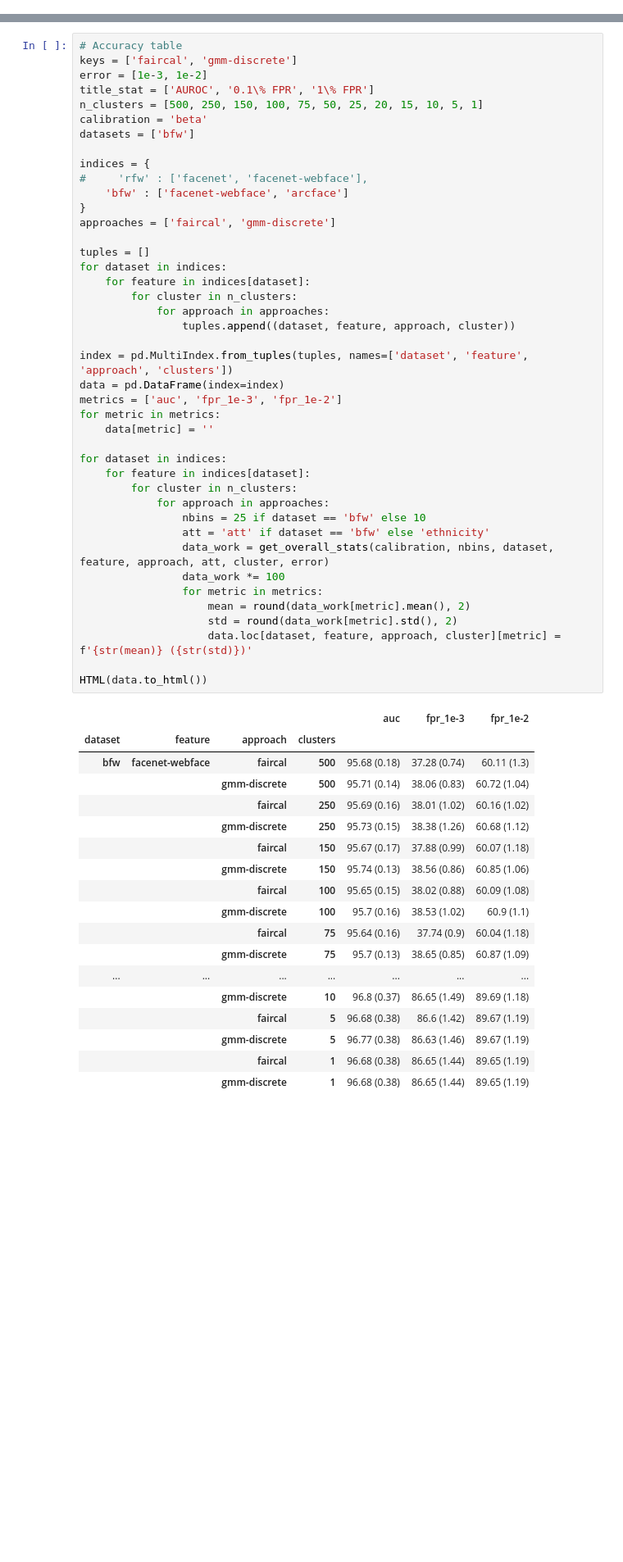
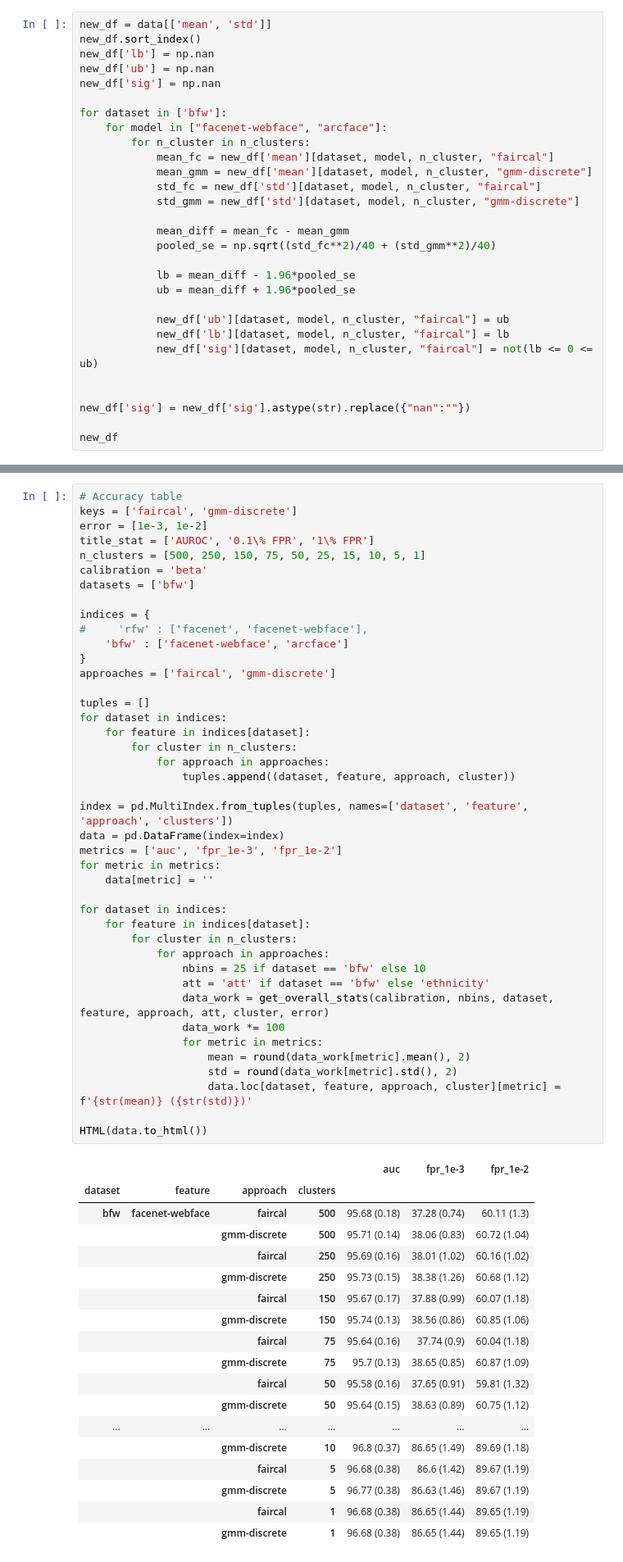
Before and after one commit to margajdon/reproduction-FAIRCAL, a Jupyter notebook: notebooks/GMM Analysis.ipynb, the cells around one changed output, grey strips where cells are left out. Shown at 82% size. Drawn from its saved outputs; the diff is of its cells as text; blank space fills up the shorter version.

```diff
--- a/notebooks/GMM Analysis.ipynb
+++ b/notebooks/GMM Analysis.ipynb
@@ -196,0 +253,29 @@ HTML(data.to_html())
+# %%
+new_df = data[['mean', 'std']]
+new_df.sort_index()
+new_df['lb'] = np.nan
+new_df['ub'] = np.nan
+new_df['sig'] = np.nan
+
+for dataset in ['bfw']:
+    for model in ["facenet-webface", "arcface"]:
+        for n_cluster in n_clusters:
+            mean_fc = new_df['mean'][dataset, model, n_cluster, "faircal"]
+            mean_gmm = new_df['mean'][dataset, model, n_cluster, "gmm-discrete"]
+            std_fc = new_df['std'][dataset, model, n_cluster, "faircal"]
+            std_gmm = new_df['std'][dataset, model, n_cluster, "gmm-discrete"]
+
+            mean_diff = mean_fc - mean_gmm
+            pooled_se = np.sqrt((std_fc**2)/40 + (std_gmm**2)/40)
+
+            lb = mean_diff - 1.96*pooled_se
+            ub = mean_diff + 1.96*pooled_se
+
+            new_df['ub'][dataset, model, n_cluster, "faircal"] = ub
+            new_df['lb'][dataset, model, n_cluster, "faircal"] = lb
+            new_df['sig'][dataset, model, n_cluster, "faircal"] = not(lb <= 0 <= ub)
+
+
+new_df['sig'] = new_df['sig'].astype(str).replace({"nan":""})
+
+new_df
@@ -221,7 +338,7 @@ def get_overall_stats(calibration_method, nbins, dataset,feature,approach,att,n_
 keys = ['faircal', 'gmm-discrete']
 error = [1e-3, 1e-2]
 title_stat = ['AUROC', '0.1\% FPR', '1\% FPR']
-n_clusters = [500, 250, 150, 100, 75, 50, 25, 20, 15, 10, 5, 1]
+n_clusters = [500, 250, 150, 75, 50, 25, 15, 10, 5, 1]
 calibration = 'beta'
 datasets = ['bfw']
 
@@ -240,37 +357,37 @@ for dataset in indices:
 
 index = pd.MultiIndex.from_tuples(tuples, names=['dataset', 'feature', 'approach', 'clusters'])
 data = pd.DataFrame(index=index)
 metrics = ['auc', 'fpr_1e-3', 'fpr_1e-2']
 for metric in metrics:
     data[metric] = ''
 
 for dataset in indices:
     for feature in indices[dataset]:
         for cluster in n_clusters:
             for approach in approaches:
                 nbins = 25 if dataset == 'bfw' else 10
                 att = 'att' if dataset == 'bfw' else 'ethnicity'
                 data_work = get_overall_stats(calibration, nbins, dataset, feature, approach, att, cluster, error)
                 data_work *= 100
                 for metric in metrics:
                     mean = round(data_work[metric].mean(), 2)
                     std = round(data_work[metric].std(), 2)
                     data.loc[dataset, feature, approach, cluster][metric] = f'{str(mean)} ({str(std)})'
 
 HTML(data.to_html())
 # %% [output]
 |  |  |  |  | auc | fpr_1e-3 | fpr_1e-2 |
 | dataset | feature | approach | clusters |  |  |  |
 | bfw | facenet-webface | faircal | 500 | 95.68 (0.18) | 37.28 (0.74) | 60.11 (1.3) |
 |  |  | gmm-discrete | 500 | 95.71 (0.14) | 38.06 (0.83) | 60.72 (1.04) |
 |  |  | faircal | 250 | 95.69 (0.16) | 38.01 (1.02) | 60.16 (1.02) |
 |  |  | gmm-discrete | 250 | 95.73 (0.15) | 38.38 (1.26) | 60.68 (1.12) |
 |  |  | faircal | 150 | 95.67 (0.17) | 37.88 (0.99) | 60.07 (1.18) |
 |  |  | gmm-discrete | 150 | 95.74 (0.13) | 38.56 (0.86) | 60.85 (1.06) |
-|  |  | faircal | 100 | 95.65 (0.15) | 38.02 (0.88) | 60.09 (1.08) |
-|  |  | gmm-discrete | 100 | 95.7 (0.16) | 38.53 (1.02) | 60.9 (1.1) |
 |  |  | faircal | 75 | 95.64 (0.16) | 37.74 (0.9) | 60.04 (1.18) |
 |  |  | gmm-discrete | 75 | 95.7 (0.13) | 38.65 (0.85) | 60.87 (1.09) |
+|  |  | faircal | 50 | 95.58 (0.16) | 37.65 (0.91) | 59.81 (1.32) |
+|  |  | gmm-discrete | 50 | 95.64 (0.15) | 38.63 (0.89) | 60.75 (1.12) |
 | ... | ... | ... | ... | ... | ... | ... |
 |  |  | gmm-discrete | 10 | 96.8 (0.37) | 86.65 (1.49) | 89.69 (1.18) |
 |  |  | faircal | 5 | 96.68 (0.38) | 86.6 (1.42) | 89.67 (1.19) |
```
Also changed, not shown: parts of 19 cells of this notebook, 3 other files.
